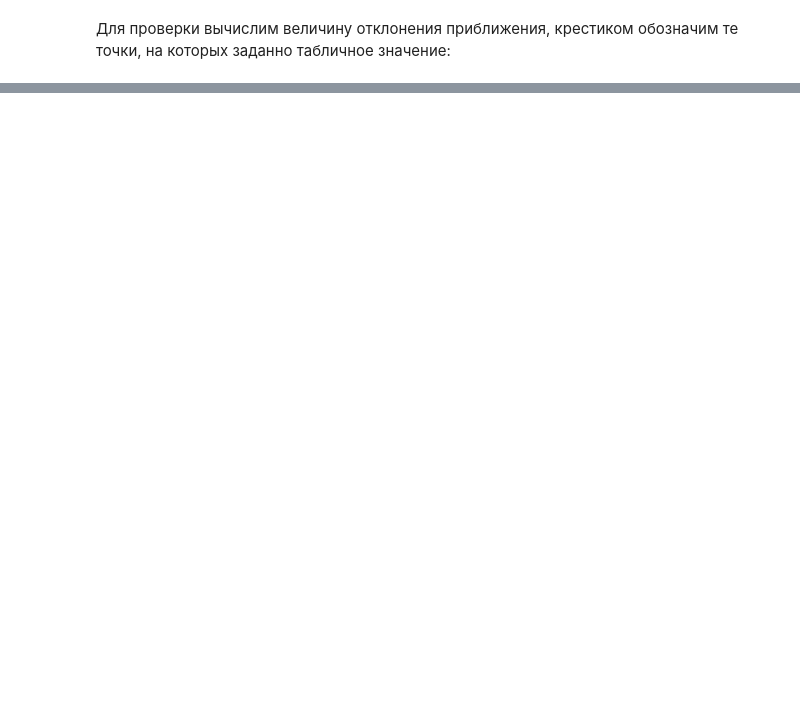
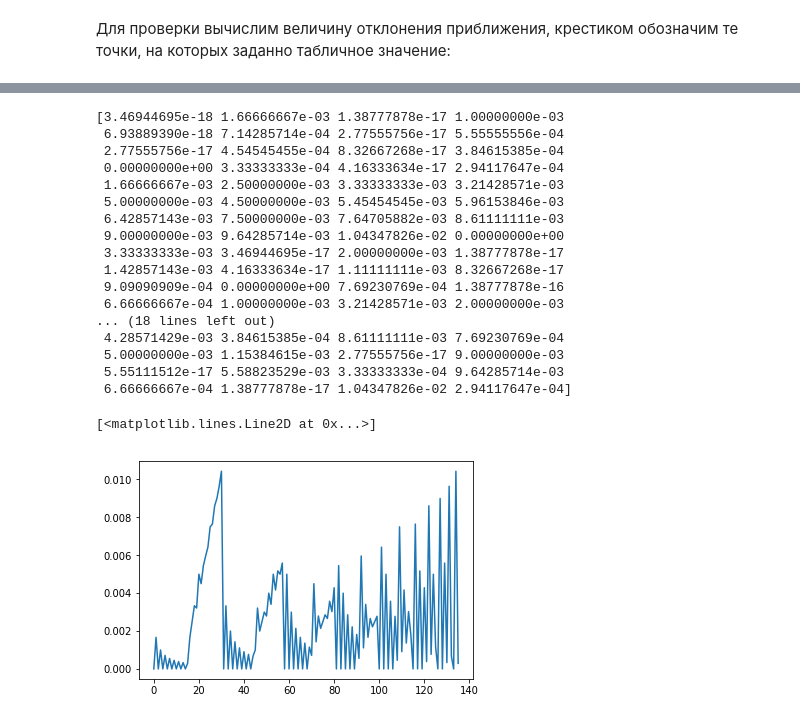
Before and after one commit to dvapan/picewise_linear_conditions, a Jupyter notebook: lp_piecewise_functions.ipynb, the cells around one changed output, grey strips where cells are left out. Saved outputs shown, nothing was run; the diff lists cells and outputs as text; code cells hidden in the pictures; blank space fills up the shorter version.

```diff
--- a/lp_piecewise_functions.ipynb
+++ b/lp_piecewise_functions.ipynb
@@ -126,0 +346,27 @@ plt.plot(x_res, abs(y_test - y_res))
+# %%
+y_t = xs*zs
+y_t[xs+zs > 1] = None
+d = abs(y_t - yy)
+d = d[mask]
+print(d)
+plt.plot(d)
+# %% [output]
+[3.46944695e-18 1.66666667e-03 1.38777878e-17 1.00000000e-03
+ 6.93889390e-18 7.14285714e-04 2.77555756e-17 5.55555556e-04
+ 2.77555756e-17 4.54545455e-04 8.32667268e-17 3.84615385e-04
+ 0.00000000e+00 3.33333333e-04 4.16333634e-17 2.94117647e-04
+ 1.66666667e-03 2.50000000e-03 3.33333333e-03 3.21428571e-03
+ 5.00000000e-03 4.50000000e-03 5.45454545e-03 5.96153846e-03
+ 6.42857143e-03 7.50000000e-03 7.64705882e-03 8.61111111e-03
+ 9.00000000e-03 9.64285714e-03 1.04347826e-02 0.00000000e+00
+ 3.33333333e-03 3.46944695e-17 2.00000000e-03 1.38777878e-17
+ 1.42857143e-03 4.16333634e-17 1.11111111e-03 8.32667268e-17
+ 9.09090909e-04 0.00000000e+00 7.69230769e-04 1.38777878e-16
+ 6.66666667e-04 1.00000000e-03 3.21428571e-03 2.00000000e-03
+... (18 lines left out)
+ 4.28571429e-03 3.84615385e-04 8.61111111e-03 7.69230769e-04
+ 5.00000000e-03 1.15384615e-03 2.77555756e-17 9.00000000e-03
+ 5.55111512e-17 5.58823529e-03 3.33333333e-04 9.64285714e-03
+ 6.66666667e-04 1.38777878e-17 1.04347826e-02 2.94117647e-04]
+[<matplotlib.lines.Line2D at 0x...>]
+[figure, added]
```
Also changed, not shown: parts of 24 cells of this notebook, 1 other file.
